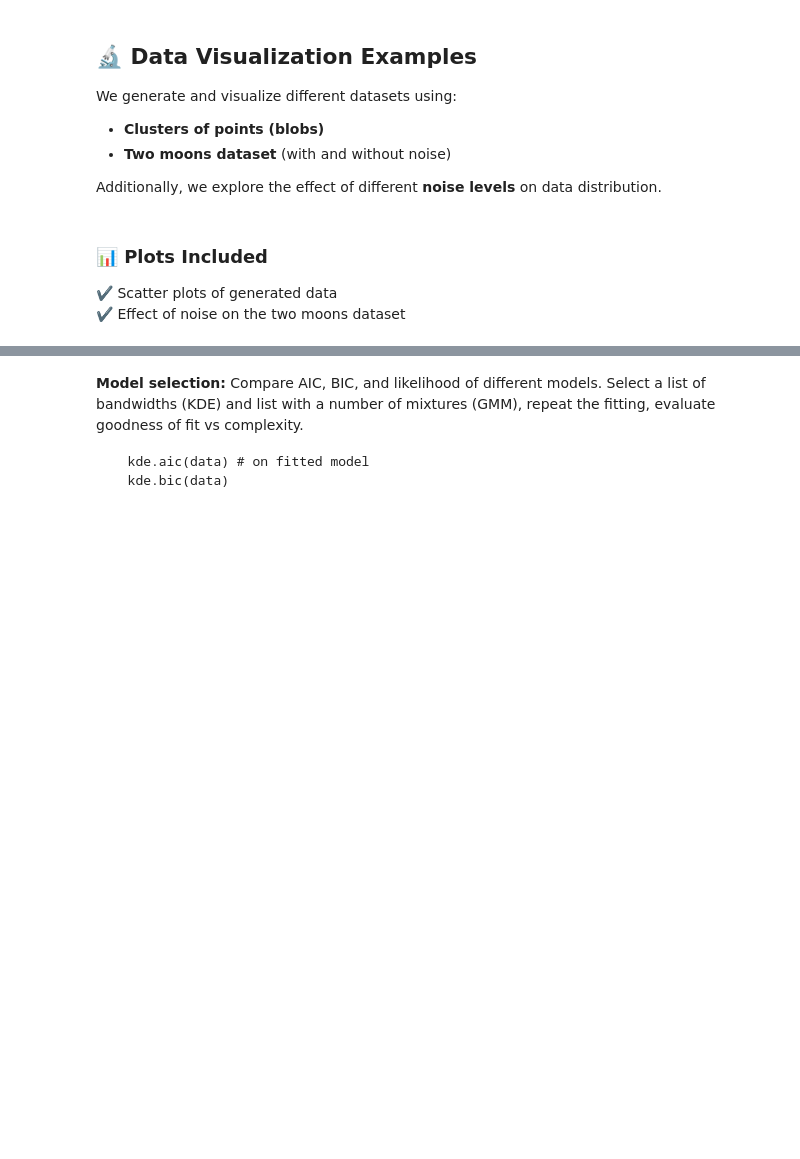
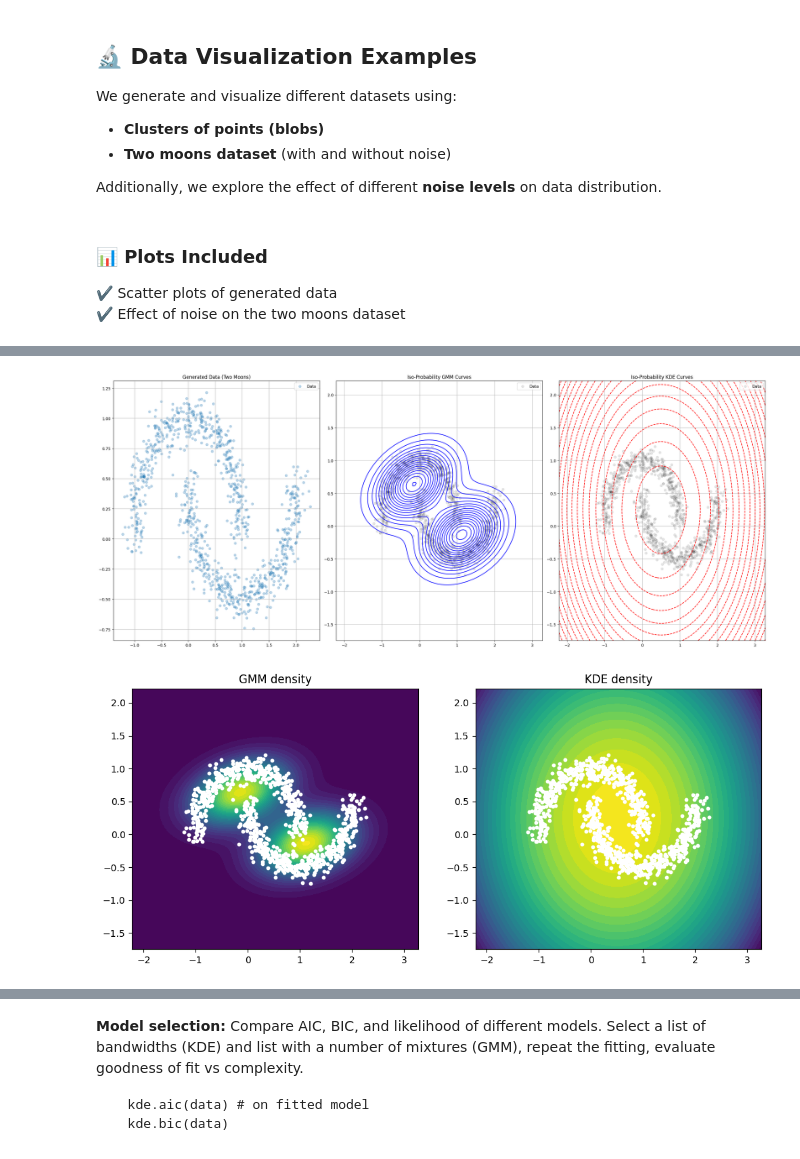
Before and after one commit to supsi-dacd-isaac/TeachDecisionMakingUncertainty, a Jupyter notebook: excercice_model_fitting_and_selection.ipynb, the cells around one changed output, grey strips where cells are left out. Saved outputs shown, nothing was run; the diff lists cells and outputs as text; code cells hidden in the pictures; blank space fills up the shorter version.

````diff
--- a/excercice_model_fitting_and_selection.ipynb
+++ b/excercice_model_fitting_and_selection.ipynb
@@ -161,2 +230,69 @@ GMM.fit(data) # fit the model
 
 ```
+# %%
+def plot_iso_probability_curves(GMM, KDE, data, n_grid_points=100):
+  # simple function to show iso-probabilty curves of the two model
+  x = np.linspace(min(data[:, 0])-1, max(data[:, 0])+1, n_grid_points)
+  y = np.linspace(min(data[:, 1])-1, max(data[:, 1])+1, n_grid_points)
+  X, Y = np.meshgrid(x, y)
+  grid_points = np.column_stack([X.ravel(), Y.ravel()])
+
+  # Evaluate densities (PDF values)
+  gmm_density = np.exp(GMM.score_samples(grid_points)).reshape(X.shape)
+  kde_density = np.exp(KDE.score_samples(grid_points)).reshape(X.shape)
+
+  # Visualize results
+  fig, ax = plt.subplots(1, 3, figsize=(24, 10))
+
+  # Raw data
+  ax[0].scatter(data[:, 0], data[:, 1], alpha=0.3, label="Data")
+  ax[0].set_title("Generated Data (Two Moons)")
+  ax[0].legend()
+
+  # Iso-probability density curves
+  ax[1].contour(X, Y, gmm_density, levels=20, colors='blue', linestyles='solid')
+  ax[2].contour(X, Y, kde_density, levels=20, colors='red', linestyles='dashed')
+  ax[1].scatter(data[:, 0], data[:, 1], alpha=0.1, color="black", label="Data")
+  ax[2].scatter(data[:, 0], data[:, 1], alpha=0.1, color="black", label="Data")
+  ax[1].set_title("Iso-Probability GMM Curves")
+  ax[2].set_title("Iso-Probability KDE Curves")
+  ax[2].legend()
+  ax[1].legend()
+
+  [a.grid() for a in ax]
+  plt.tight_layout()
+  plt.show()
+
+
+  # alternative visualization
+  xx, yy = np.meshgrid(
+      np.linspace(data[:,0].min()-1, data[:,0].max()+1, 200),
+      np.linspace(data[:,1].min()-1, data[:,1].max()+1, 200)
+  )
+
+  grid = np.c_[xx.ravel(), yy.ravel()]
+
+  Z_gmm = np.exp(GMM.score_samples(grid)).reshape(xx.shape)
+  Z_kde = np.exp(KDE.score_samples(grid)).reshape(xx.shape)
+
+  plt.figure(figsize=(12,5))
+
+  plt.subplot(1,2,1)
+  plt.contourf(xx,yy,Z_gmm, levels=30)
+  plt.scatter(data[:,0], data[:,1], s=10, c='white')
+  plt.title("GMM density")
+
+  plt.subplot(1,2,2)
+  plt.contourf(xx,yy,Z_kde, levels=30)
+  plt.scatter(data[:,0], data[:,1], s=10, c='white')
+  plt.title("KDE density")
+
+  plt.show()
+
+
+
+# use it now
+plot_iso_probability_curves(GMM, KDE, data)
+# %% [output]
+[figure, added]
+[figure, added]
````
Also changed, not shown: parts of 11 cells of this notebook.
